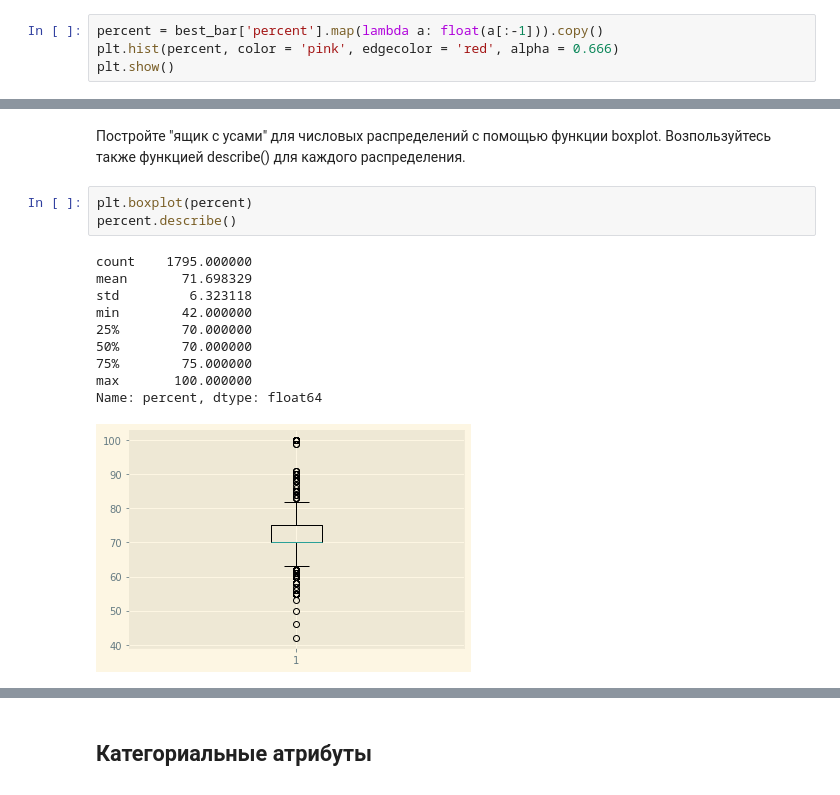
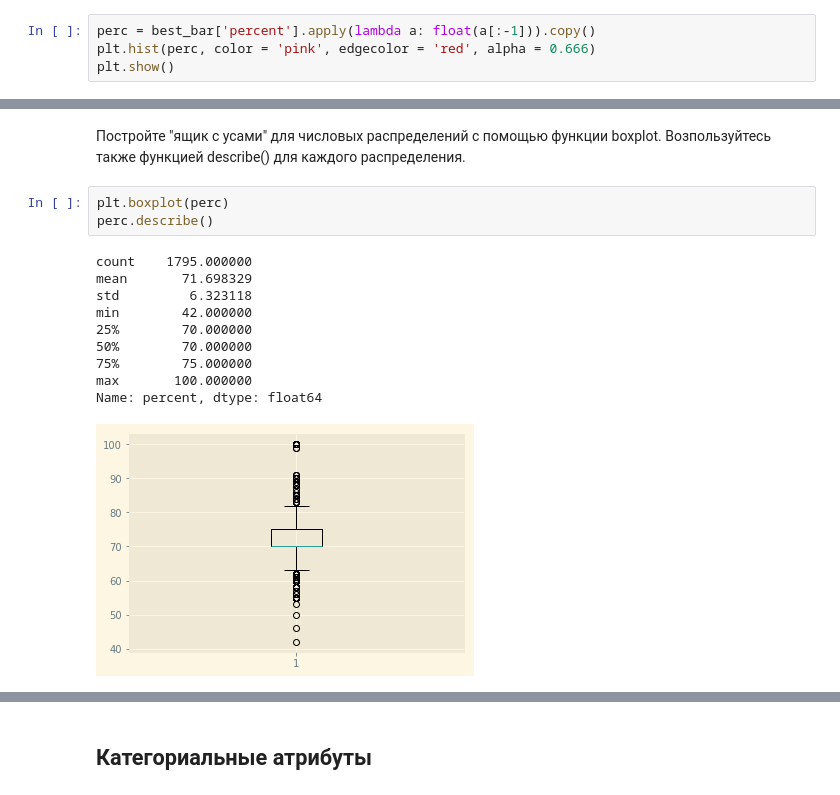
Before and after one commit to sergus00/ML_tasks, a Jupyter notebook: lab_pandas.ipynb, the cells around one changed output, grey strips where cells are left out. Cells and saved outputs as stored; diff of their text form.

```diff
--- a/lab_pandas.ipynb
+++ b/lab_pandas.ipynb
@@ -47,7 +47,7 @@ plt.show()
 Необходимо построить гистограмму распределения для процента какао бобов. Однако, следует отметить, что данные атрибут имеет тип object. Гистограмму для такого типа построить не получится.
 Необходимо преобразовать данный тип в float с помощью функции apply. Внутри функции apply используйте lambda выражение, чтобы убрать знак '%' в конце каждого элемента, а затем преобразовать данные в тип с плавающей точкой.
 # %%
-percent = best_bar['percent'].map(lambda a: float(a[:-1])).copy()
-plt.hist(percent, color = 'pink', edgecolor = 'red', alpha = 0.666)
+perc = best_bar['percent'].apply(lambda a: float(a[:-1])).copy()
+plt.hist(perc, color = 'pink', edgecolor = 'red', alpha = 0.666)
 plt.show()
 # %% [output]
@@ -65,19 +65,19 @@ plt.show()
 # %% [markdown]
 Постройте "ящик с усами" для числовых распределений с помощью функции boxplot. Возпользуйтесь также функцией describe() для каждого распределения.
 # %%
-plt.boxplot(percent)
-percent.describe()
+plt.boxplot(perc)
+perc.describe()
 # %% [output]
 count    1795.000000
 mean       71.698329
 std         6.323118
 min        42.000000
 25%        70.000000
 50%        70.000000
 75%        75.000000
 max       100.000000
 Name: percent, dtype: float64
-[figure, old version]
+[figure, new version]
 # %%
 plt.boxplot(rate)
 rate.describe()
```
Also changed, not shown: parts of 26 cells of this notebook.
